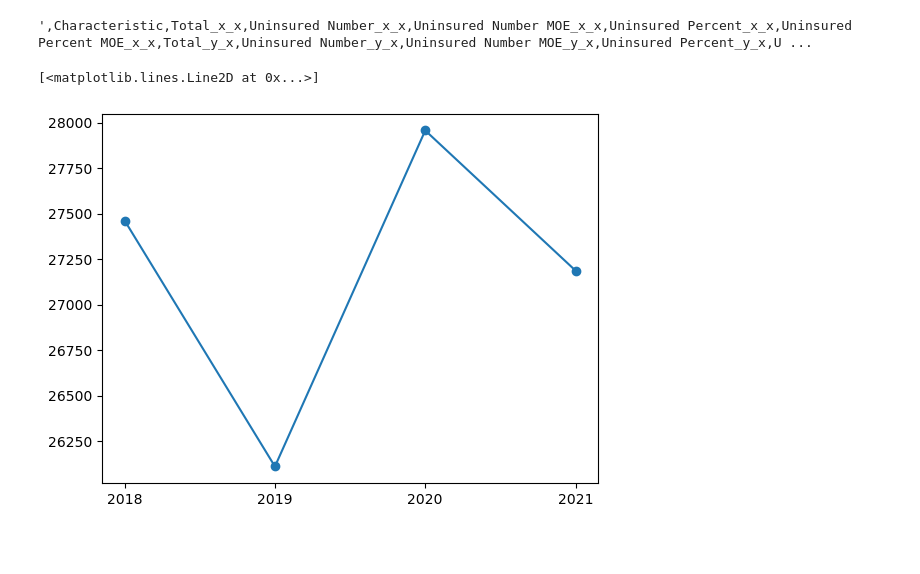
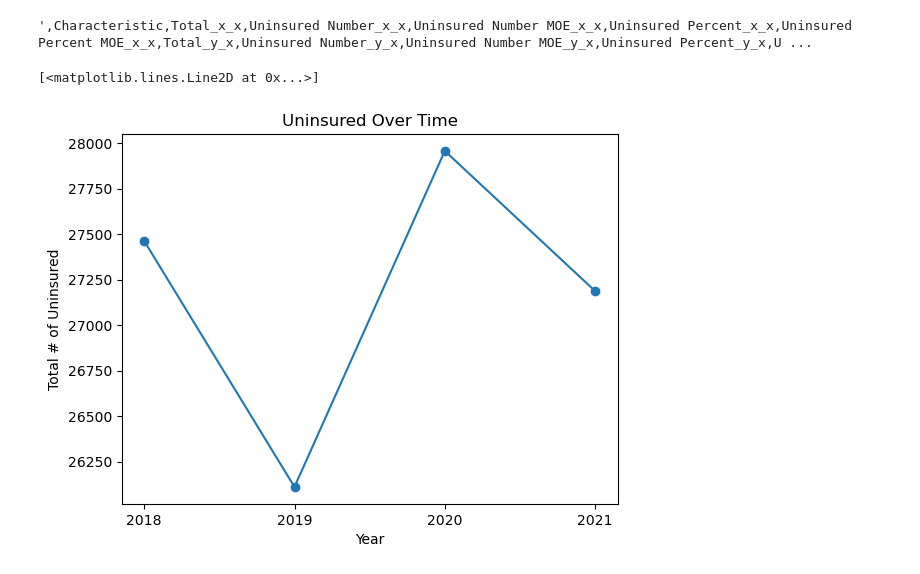
Before and after one commit to mike2463/Group-Project, a Jupyter notebook: Cleaned_Data/Code_Files/Uninsured Data.ipynb, the cells around one changed output. Saved outputs shown, nothing was run; the diff lists cells and outputs as text; code cells hidden in the pictures; blank space fills up the shorter version.

```diff
--- a/Cleaned_Data/Code_Files/Uninsured Data.ipynb
+++ b/Cleaned_Data/Code_Files/Uninsured Data.ipynb
@@ -143,8 +100,14 @@ uninsuredtotal_2021 = int(uninsured2021_csv['Uninsured Number'].values[0].replac
 
 years = ["2018", "2019", "2020", "2021"]
 UItotals = [uninsuredtotal_2018, uninsuredtotal_2019, uninsuredtotal_2020, uninsuredtotal_2021]
-# %%
-plt.plot(years,UItotals, marker="o")
-# %% [output]
-[<matplotlib.lines.Line2D at 0x...>]
-[figure, removed]
+# %%
+year_unins=plt.plot(years,UItotals, marker="o")
+plt.title("Uninsured Over Time")
+plt.xlabel("Year")
+plt.ylabel("Total # of Uninsured")
+
+plt.savefig('yearunins_compare.png')
+year_unins
+# %% [output]
+[<matplotlib.lines.Line2D at 0x...>]
+[figure, added]
```
Also changed, not shown: parts of 6 cells of this notebook, 7 other files.
